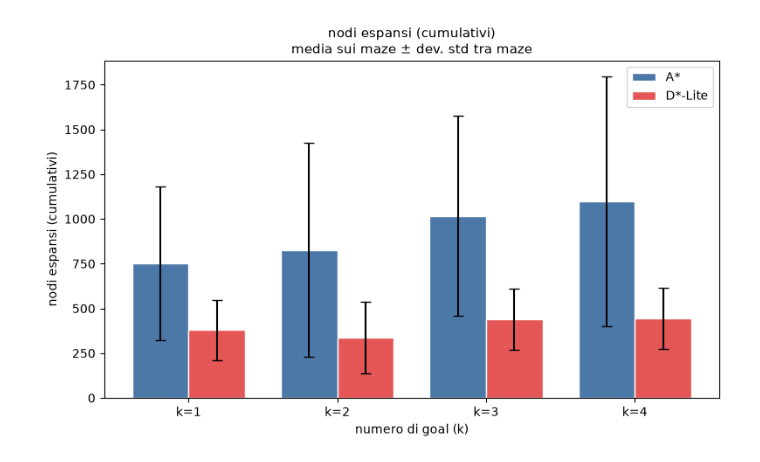
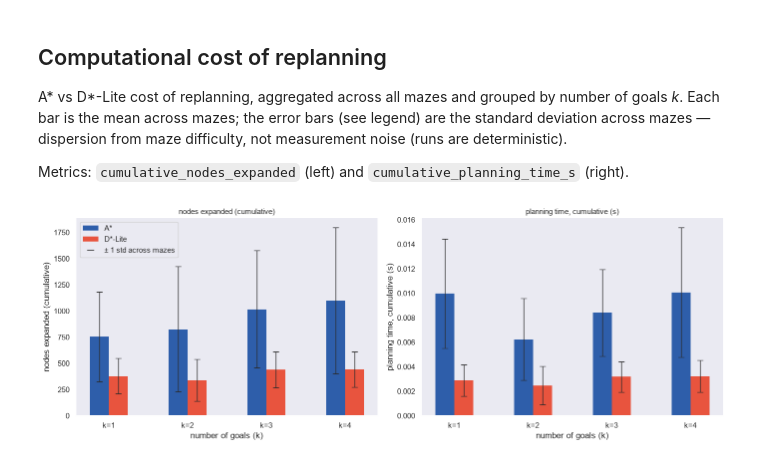
Before and after one commit to FrancescoGuarda/Rob-26-MazeSolver, a Jupyter notebook: notebooks/data_analysis.ipynb, the cells around one changed output. Cells and saved outputs as stored; diff of their text form; code cells hidden in the pictures.

```diff
--- a/notebooks/data_analysis.ipynb
+++ b/notebooks/data_analysis.ipynb
@@ -102,40 +85,60 @@ ripianificazione e l'altra, espanda meno nodi e scali meglio al crescere di k.
+# %% [markdown]
+## Computational cost of replanning
+
+A\* vs D\*-Lite cost of replanning, aggregated across all mazes and grouped by
+number of goals *k*. Each bar is the mean across mazes; the error bars (see
+legend) are the standard deviation across mazes — dispersion from maze
+difficulty, not measurement noise (runs are deterministic).
+
+Metrics: `cumulative_nodes_expanded` (left) and `cumulative_planning_time_s`
+(right).
 # %%
-# Un valore per (maze, algoritmo, k), aggregando le run ripetute con la MEDIANA.
-# Per le metriche deterministiche (nodi, mosse, ...) è un no-op: le run ripetute
-# sono identiche. Per i tempi di macchina attenua gli outlier da carico di sistema.
+# One value per (maze, algorithm, k), aggregating repeated runs with the MEDIAN.
+# For deterministic metrics (nodes, moves, ...) this is a no-op: repeated runs
+# are identical. For wall-clock times it smooths system-load outliers.
 per_cell = runs.reset_index().groupby(
     ["maze", "algorithm", "goal_count"], as_index=False
 ).median(numeric_only=True)
 
 ALGO_ORDER = ["astar", "dstar_lite"]
 ALGO_LABEL = {"astar": "A*", "dstar_lite": "D*-Lite"}
-ALGO_COLOR = {"astar": "#4c78a8", "dstar_lite": "#e45756"}
+ALGO_COLOR = {"astar": "#2E5EAA", "dstar_lite": "#E8543E"}
+ERROR_BAR_COLOR = "#2b2b2b"
 
 
-def grouped_bars_by_k(metric, ylabel, ax=None):
-    """Barre affiancate A*/D*-Lite per ogni k: media sui maze ± deviazione std."""
+def grouped_bars_by_k(metric, ylabel, ax=None, legend=True):
+    """Side-by-side A*/D*-Lite bars for each k: mean across mazes, error bars = std across mazes."""
     ks = sorted(per_cell["goal_count"].unique())
     stat = per_cell.groupby(["goal_count", "algorithm"])[metric].agg(["mean", "std"])
     if ax is None:
         _, ax = plt.subplots(figsize=(8, 5))
     x = np.arange(len(ks))
-    width = 0.38
+    width = 0.24
     for i, algo in enumerate(ALGO_ORDER):
         means = [stat["mean"].get((k, algo), np.nan) for k in ks]
         stds = [stat["std"].get((k, algo), np.nan) for k in ks]
         ax.bar(x + (i - 0.5) * width, means, width, yerr=stds, capsize=4,
-               label=ALGO_LABEL[algo], color=ALGO_COLOR[algo], edgecolor="white")
+            error_kw=dict(ecolor=ERROR_BAR_COLOR, elinewidth=1.0), edgecolor="#ffffff00",
+            label=ALGO_LABEL[algo], color=ALGO_COLOR[algo])
     ax.set_xticks(x)
     ax.set_xticklabels([f"k={k}" for k in ks])
-    ax.set_xlabel("numero di goal (k)")
+    ax.set_xlabel("number of goals (k)")
     ax.set_ylabel(ylabel)
-    ax.set_title(f"{ylabel}\nmedia sui maze \u00b1 dev. std tra maze", fontsize=11)
-    ax.legend()
+    ax.set_title(ylabel, fontsize=11)
+    handles, labels = ax.get_legend_handles_labels()
+    handles.append(mlines.Line2D([], [], color=ERROR_BAR_COLOR, marker="_",
+                                  linestyle="None", markersize=10))
+    labels.append("± 1 std across mazes")
+    if legend:
+        ax.legend(handles, labels)
+    sns.despine(ax=ax)
     return ax
 
 
-grouped_bars_by_k("cumulative_nodes_expanded", "nodi espansi (cumulativi)")
+fig, axes = plt.subplots(1, 2, figsize=(14, 5))
+grouped_bars_by_k("cumulative_nodes_expanded", "nodes expanded (cumulative)", ax=axes[0])
+grouped_bars_by_k("cumulative_planning_time_s", "planning time, cumulative (s)", ax=axes[1], legend=False)
 plt.tight_layout()
 plt.show()
 # %% [output]
-[figure, old version]
+[figure, new version]
```
Also changed, not shown: parts of 23 cells of this notebook.
